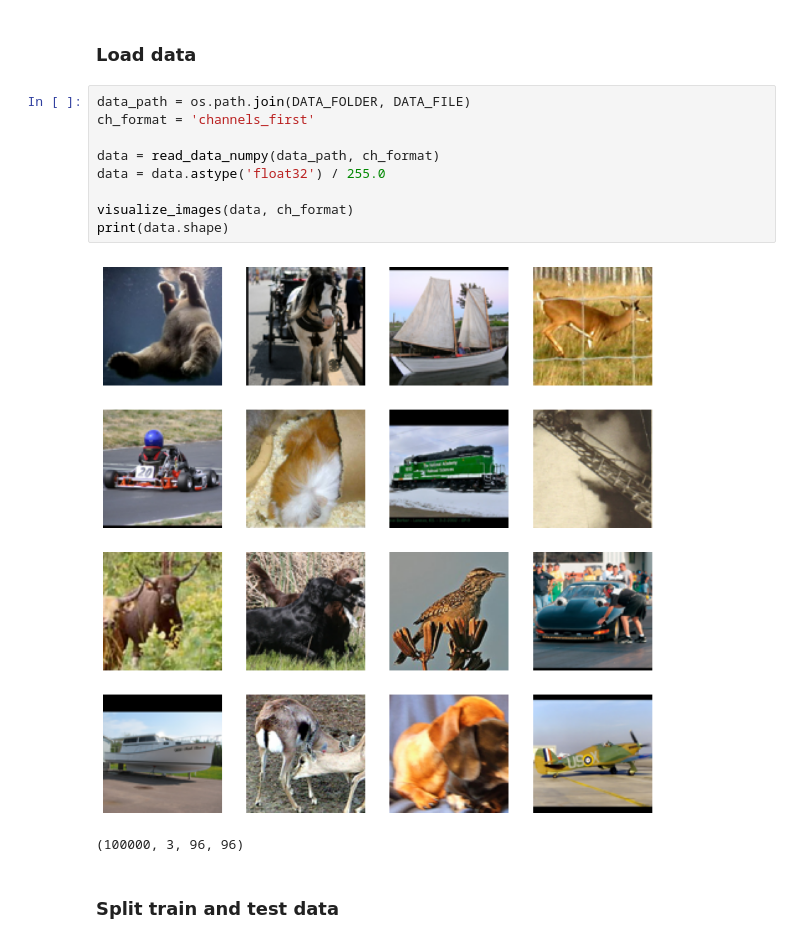
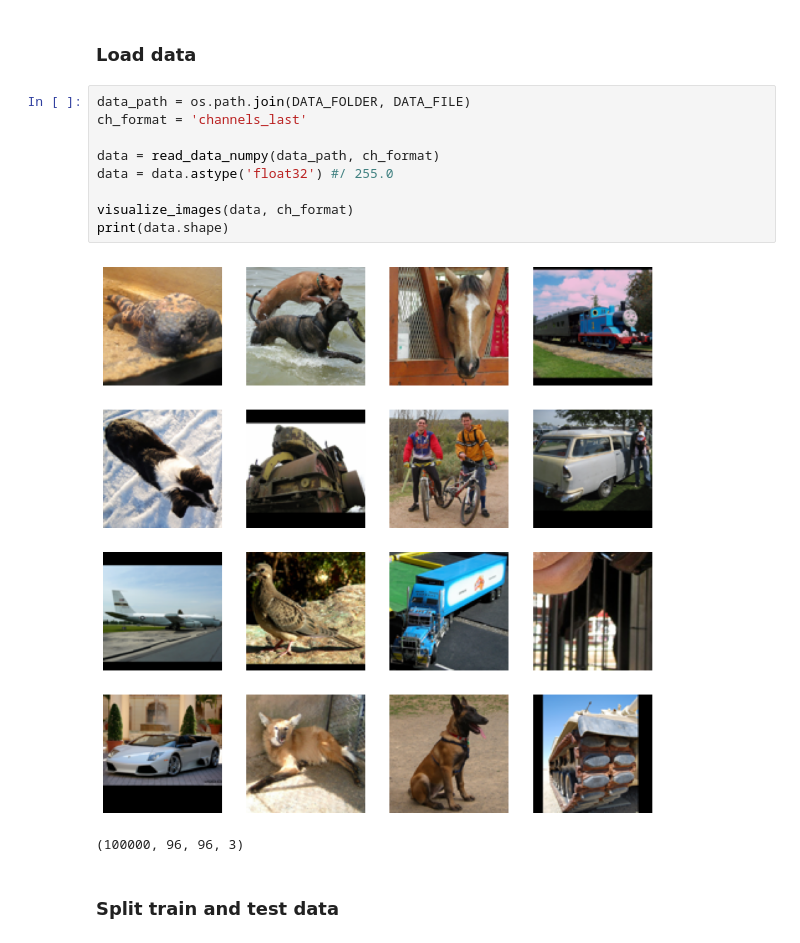
Before and after one commit to c0pp1/variational-image-compression, a Jupyter notebook: vae/autoencoder.ipynb, the cells around one changed output. Drawn from its saved outputs; the diff is of its cells as text.

```diff
--- a/vae/autoencoder.ipynb
+++ b/vae/autoencoder.ipynb
@@ -298,16 +299,16 @@ EPOCHS                 = 50
 ### Load data
 # %%
 data_path = os.path.join(DATA_FOLDER, DATA_FILE)
-ch_format = 'channels_first'
+ch_format = 'channels_last'
 
 data = read_data_numpy(data_path, ch_format)
-data = data.astype('float32') / 255.0
+data = data.astype('float32') #/ 255.0
 
 visualize_images(data, ch_format)
 print(data.shape)
 # %% [output]
-[figure, old version]
+[figure, new version]
-(100000, 3, 96, 96)
+(100000, 96, 96, 3)
 # %% [markdown]
 ### Split train and test data
 # %%
```
Also changed, not shown: parts of 18 cells of this notebook.
